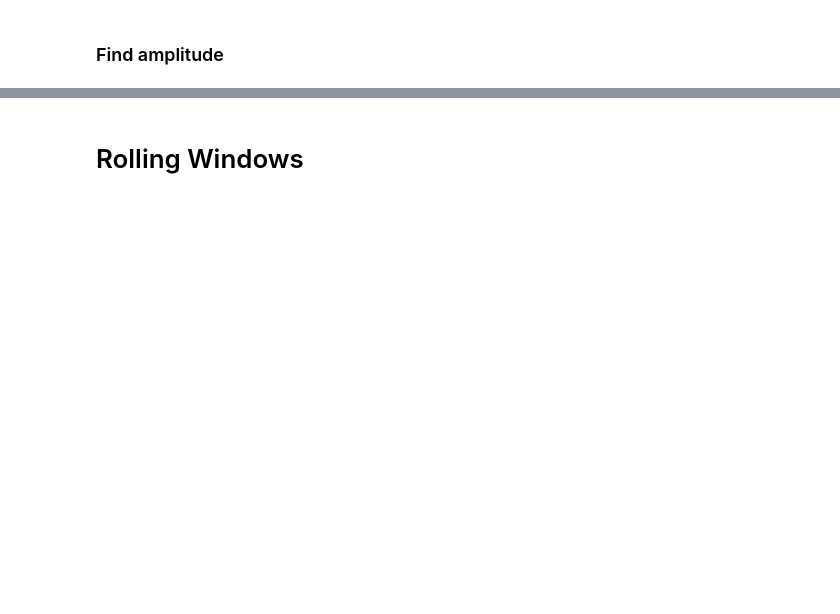
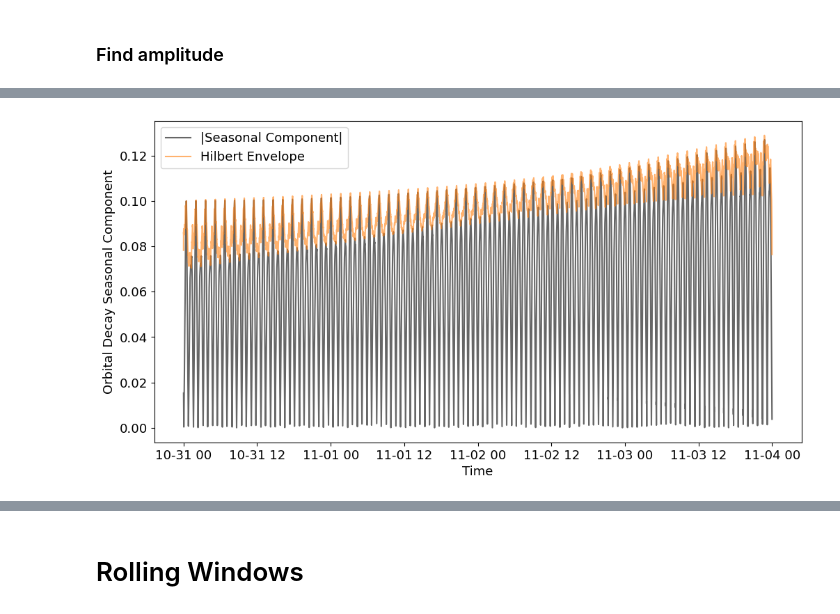
Before and after one commit to David-Student-Bern/MT, a Jupyter notebook: Analysis/modeling/amplitude_finder.ipynb, the cells around one changed output, grey strips where cells are left out. Saved outputs shown, nothing was run; the diff lists cells and outputs as text; code cells hidden in the pictures; blank space fills up the shorter version.

```diff
--- a/Analysis/modeling/amplitude_finder.ipynb
+++ b/Analysis/modeling/amplitude_finder.ipynb
@@ -132,0 +133,11 @@ print(results)
+# %%
+plt.figure(figsize=(12, 6))
+# plt.plot(res_seasonal.index, res_seasonal, label='Seasonal Component', c='C0')
+plt.plot(res_seasonal.index, np.abs(res_seasonal), label='|Seasonal Component|', c='black', alpha=0.6)
+plt.plot(res_seasonal.index, np.abs(hilbert(res_seasonal)), label='Hilbert Envelope', c='C1', alpha=0.6)
+plt.xlabel('Time')
+plt.ylabel('Orbital Decay Seasonal Component')
+plt.legend()
+plt.show()
+# %% [output]
+[figure, added]
```
Also changed, not shown: parts of 16 cells of this notebook.
